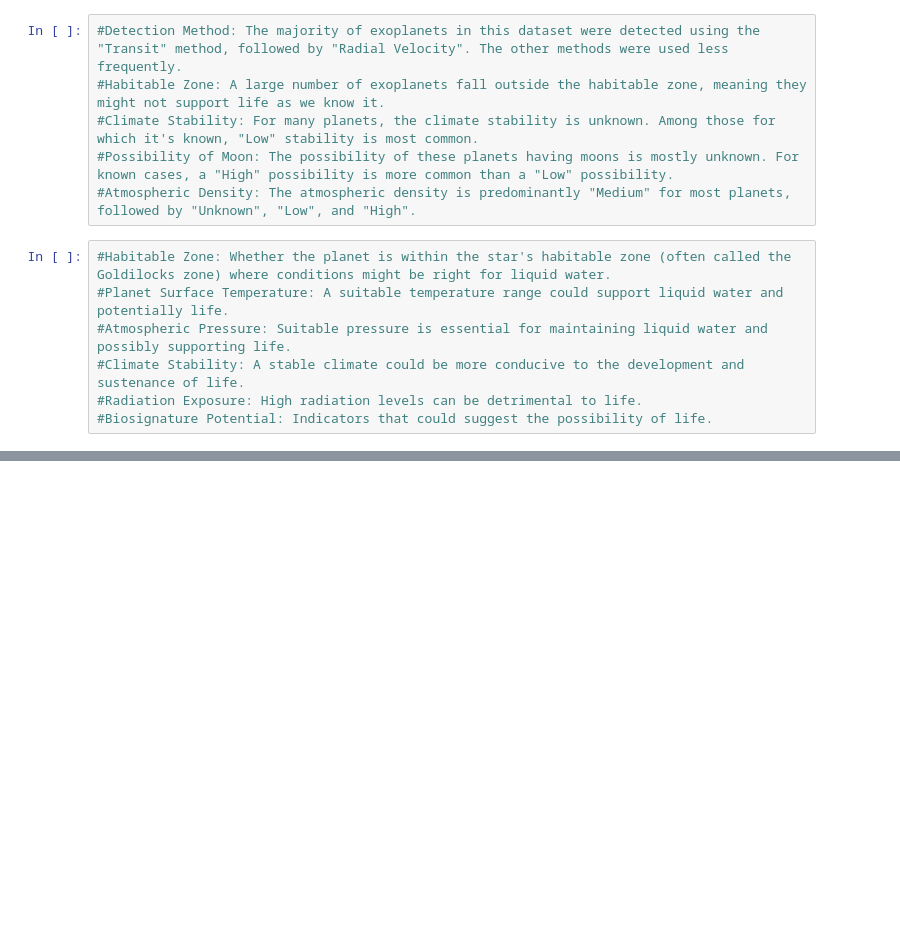
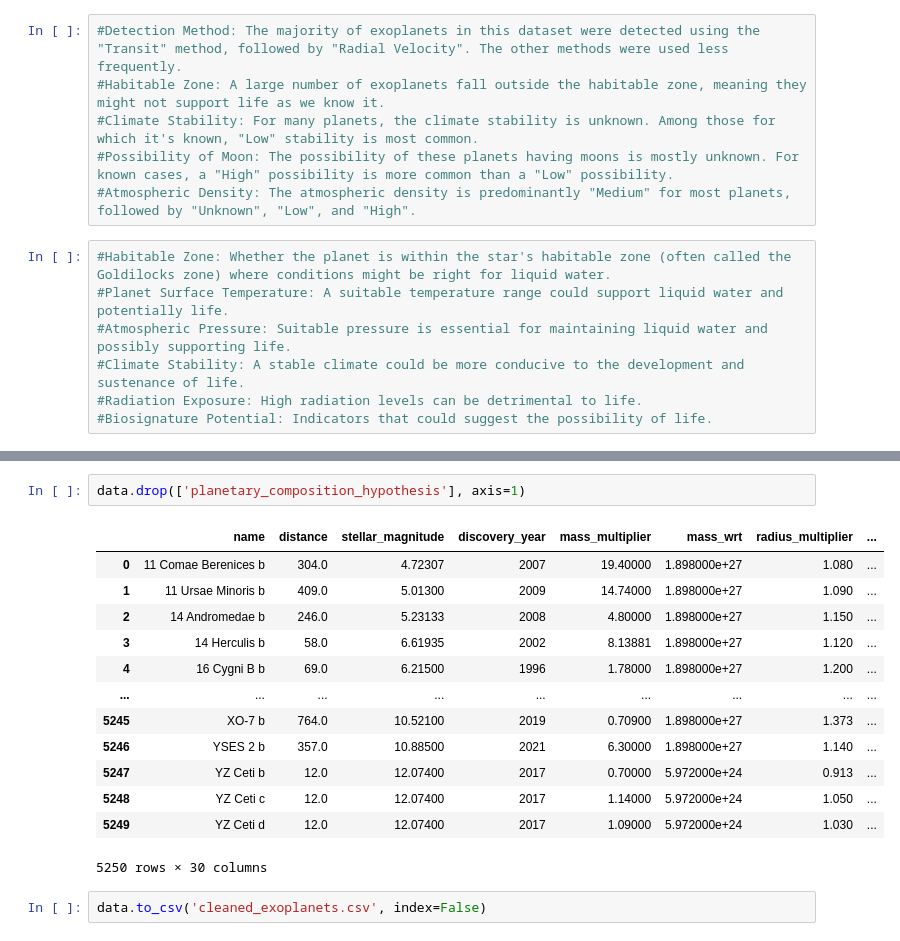
Before and after one commit to LannonTheCannon/Data_Science_Cool, a Jupyter notebook: Exoplanets_Prediction3/Predictor_test6.ipynb, the cells around one changed output, grey strips where cells are left out. Saved outputs shown, nothing was run; the diff lists cells and outputs as text; blank space fills up the shorter version.

```diff
--- a/Exoplanets_Prediction3/Predictor_test6.ipynb
+++ b/Exoplanets_Prediction3/Predictor_test6.ipynb
@@ -96,0 +118,18 @@ plt.show()
+# %%
+data.drop(['planetary_composition_hypothesis'], axis=1)
+# %% [output]
+|  | name | distance | stellar_magnitude | discovery_year | mass_multiplier | mass_wrt | radius_multiplier | ... |
+| 0 | 11 Comae Berenices b | 304.0 | 4.72307 | 2007 | 19.40000 | 1.898000e+27 | 1.080 | ... |
+| 1 | 11 Ursae Minoris b | 409.0 | 5.01300 | 2009 | 14.74000 | 1.898000e+27 | 1.090 | ... |
+| 2 | 14 Andromedae b | 246.0 | 5.23133 | 2008 | 4.80000 | 1.898000e+27 | 1.150 | ... |
+| 3 | 14 Herculis b | 58.0 | 6.61935 | 2002 | 8.13881 | 1.898000e+27 | 1.120 | ... |
+| 4 | 16 Cygni B b | 69.0 | 6.21500 | 1996 | 1.78000 | 1.898000e+27 | 1.200 | ... |
+| ... | ... | ... | ... | ... | ... | ... | ... | ... |
+| 5245 | XO-7 b | 764.0 | 10.52100 | 2019 | 0.70900 | 1.898000e+27 | 1.373 | ... |
+| 5246 | YSES 2 b | 357.0 | 10.88500 | 2021 | 6.30000 | 1.898000e+27 | 1.140 | ... |
+| 5247 | YZ Ceti b | 12.0 | 12.07400 | 2017 | 0.70000 | 5.972000e+24 | 0.913 | ... |
+| 5248 | YZ Ceti c | 12.0 | 12.07400 | 2017 | 1.14000 | 5.972000e+24 | 1.050 | ... |
+| 5249 | YZ Ceti d | 12.0 | 12.07400 | 2017 | 1.09000 | 5.972000e+24 | 1.030 | ... |
+5250 rows × 30 columns
+# %%
+data.to_csv('cleaned_exoplanets.csv', index=False)
```
Also changed, not shown: parts of 6 cells of this notebook, 7 other files.
